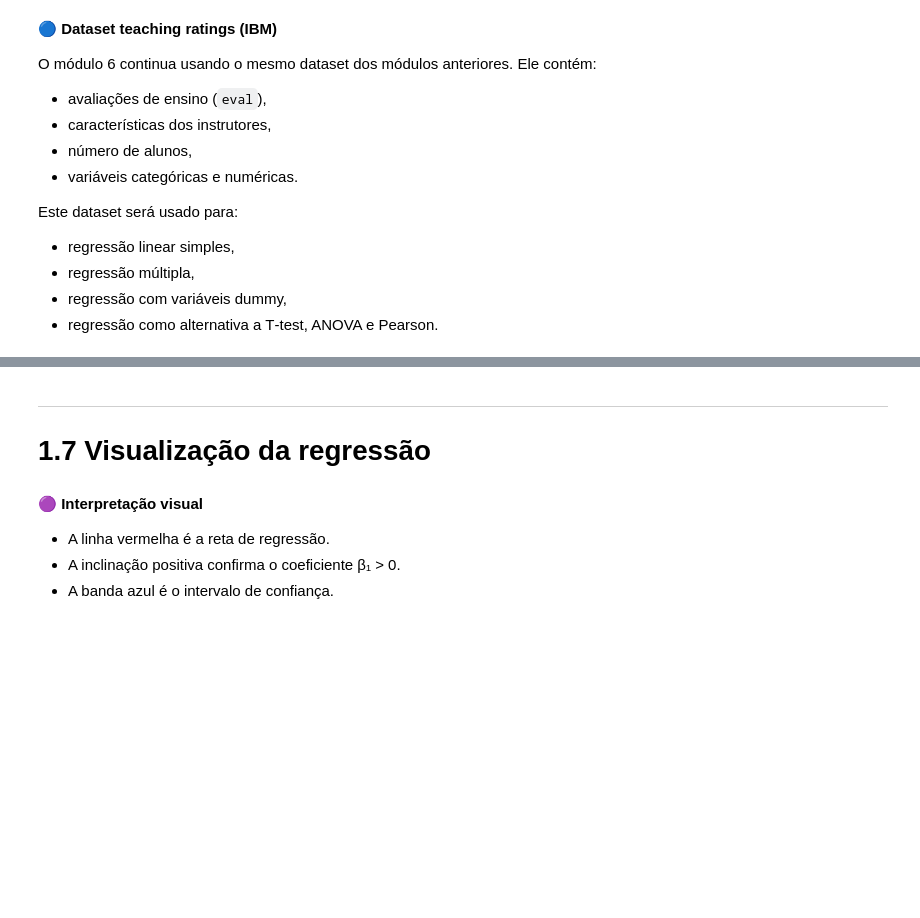
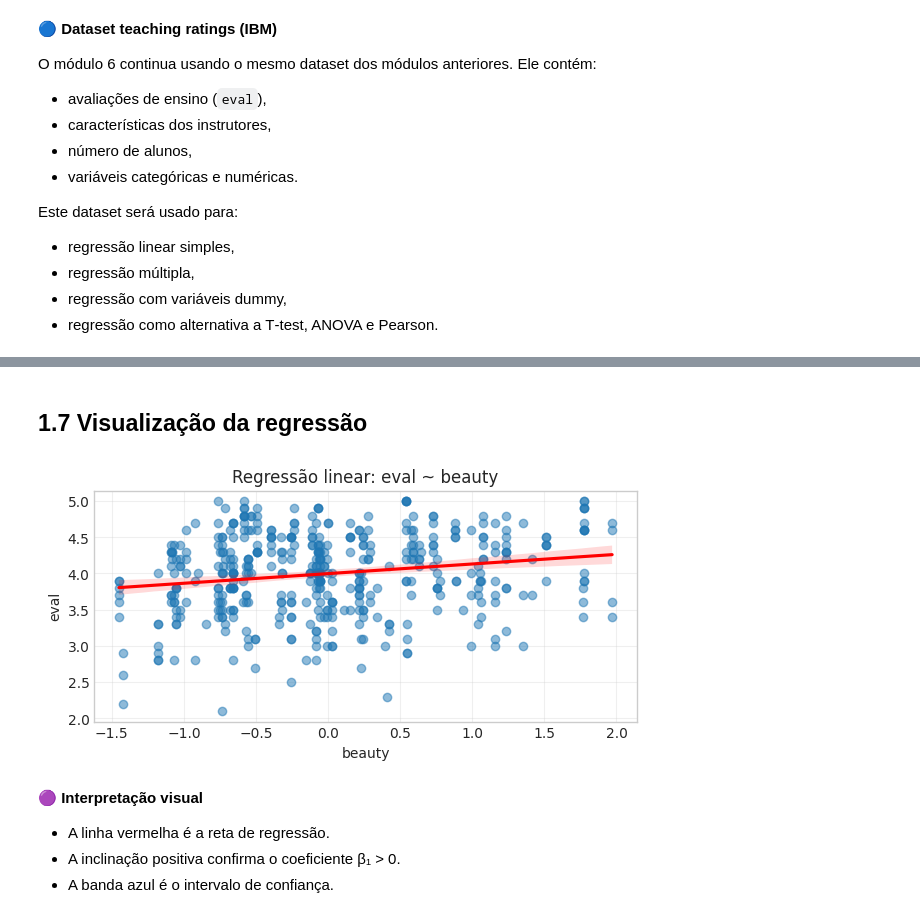
Before and after one commit to IncomeView/IBM_statistics, a Jupyter notebook: notebooks/copilot/6_regressionAnalysis.ipynb, the cells around one changed output, grey strips where cells are left out. Drawn from its saved outputs; the diff is of its cells as text; code cells hidden in the pictures; blank space fills up the shorter version.

```diff
--- a/notebooks/copilot/6_regressionAnalysis.ipynb
+++ b/notebooks/copilot/6_regressionAnalysis.ipynb
@@ -260,12 +320,13 @@ Isso coincide exatamente com o exemplo IBM.
 # %% [markdown]
----
-# 1.7 Visualização da regressão
+## 1.7 Visualização da regressão
 # %%
-plt.figure(figsize=(7, 4))
-sns.regplot(x="beauty", y="eval", data=ratings_df, ci=95, line_kws={"color": "red"})
+plt.figure(figsize=(7, 3))
+sns.regplot(x="beauty", y="eval", data=ratings_df, ci=95, scatter_kws={"alpha": 0.5}, line_kws={"color": "red"})
 plt.title("Regressão linear: eval ~ beauty")
 plt.grid(alpha=0.3)
 plt.show()
+# %% [output]
+[figure, added]
 # %% [markdown]
 🟣 **Interpretação visual**
 
```
Also changed, not shown: parts of 66 cells of this notebook.
